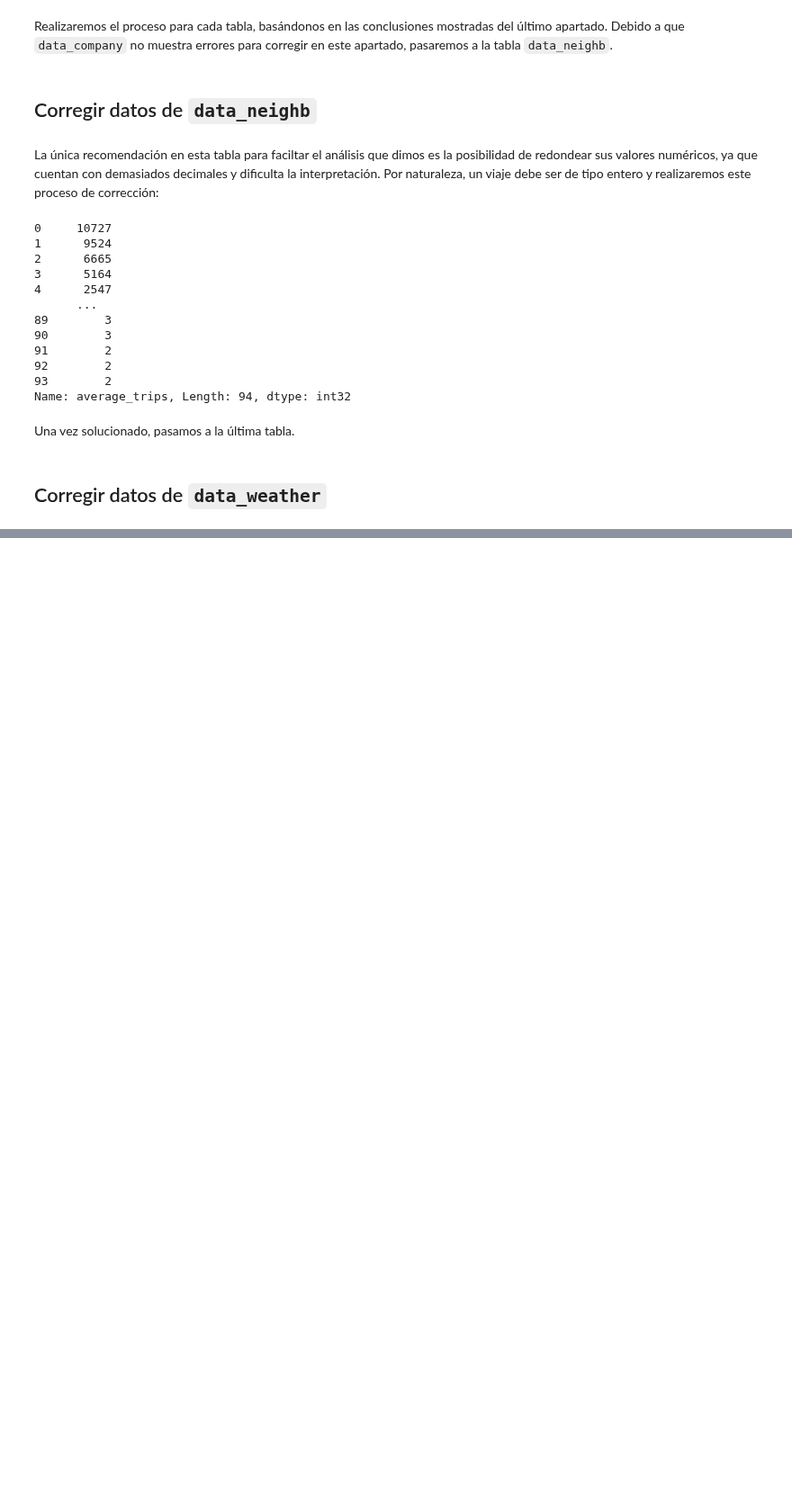
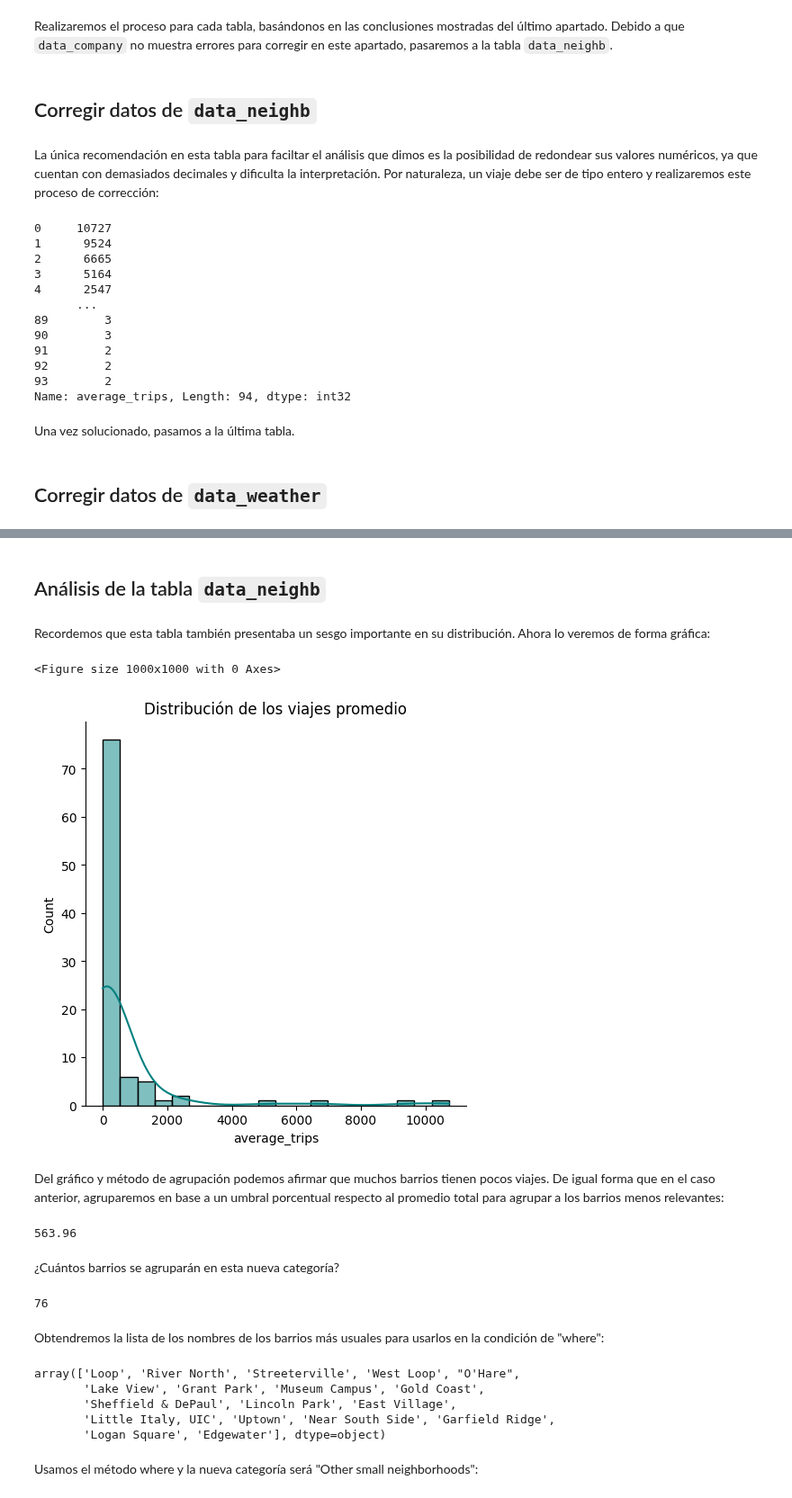
Before and after one commit to ChristianMartinezCaceres/Practicum-portfolio, a Jupyter notebook: 06_taxi_company_analysis/taxi_company_analysis_notebook.ipynb, the cells around one changed output, grey strips where cells are left out. Shown at 90% size. Drawn from its saved outputs; the diff is of its cells as text; code cells hidden in the pictures; blank space fills up the shorter version.

```diff
--- a/06_taxi_company_analysis/taxi_company_analysis_notebook.ipynb
+++ b/06_taxi_company_analysis/taxi_company_analysis_notebook.ipynb
@@ -326,0 +468,38 @@ Una vez solucionado, pasamos a la última tabla.
+# %% [markdown]
+## Análisis de la tabla ``data_neighb``
+# %% [markdown]
+Recordemos que esta tabla también presentaba un sesgo importante en su distribución. Ahora lo veremos de forma gráfica:
+# %%
+plt.figure(figsize=(10,10))
+sns.displot(data=data_neighb, x='average_trips', kde=True, color='teal', bins=20)
+plt.title('Distribución de los viajes promedio')
+plt.show()
+# %% [output]
+<Figure size 1000x1000 with 0 Axes>
+[figure, added]
+# %% [markdown]
+Del gráfico y método de agrupación podemos afirmar que muchos barrios tienen pocos viajes. De igual forma que en el caso anterior, agruparemos en base a un umbral porcentual respecto al promedio total para agrupar a los barrios menos relevantes:
+# %%
+limit_small_neighb = data_neighb['average_trips'].sum() * 0.01 # el umbral de delimitación nuevamente a un 1 %
+limit_small_neighb
+# %% [output]
+563.96
+# %% [markdown]
+¿Cuántos barrios se agruparán en esta nueva categoría?
+# %%
+len(data_neighb.query("average_trips < @limit_small_neighb")['dropoff_location_name'].unique())
+# %% [output]
+76
+# %% [markdown]
+Obtendremos la lista de los nombres de los barrios más usuales para usarlos en la condición de "where":
+# %%
+big_neighb_names = data_neighb.query("average_trips > @limit_small_neighb")['dropoff_location_name'].unique()
+big_neighb_names
+# %% [output]
+array(['Loop', 'River North', 'Streeterville', 'West Loop', "O'Hare",
+       'Lake View', 'Grant Park', 'Museum Campus', 'Gold Coast',
+       'Sheffield & DePaul', 'Lincoln Park', 'East Village',
+       'Little Italy, UIC', 'Uptown', 'Near South Side', 'Garfield Ridge',
+       'Logan Square', 'Edgewater'], dtype=object)
+# %% [markdown]
+Usamos el método where y la nueva categoría será "Other small neighborhoods":
```
Also changed, not shown: parts of 36 cells of this notebook.
